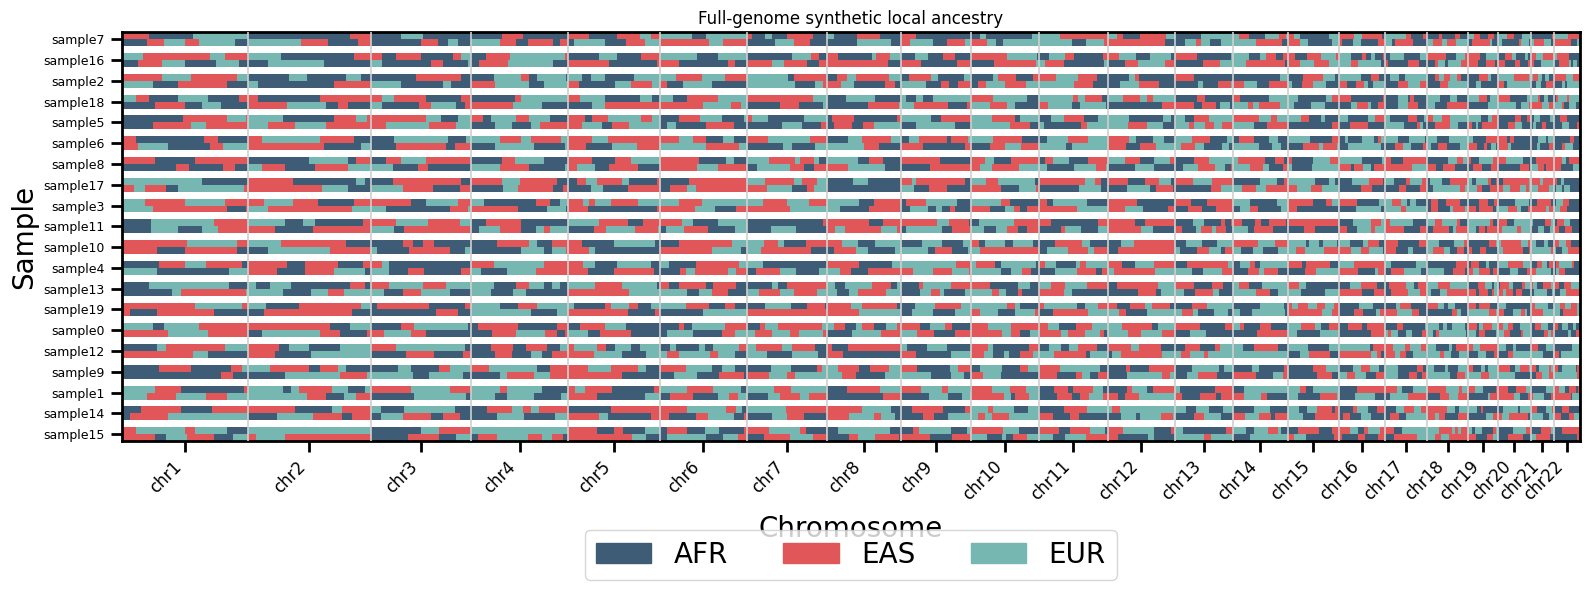
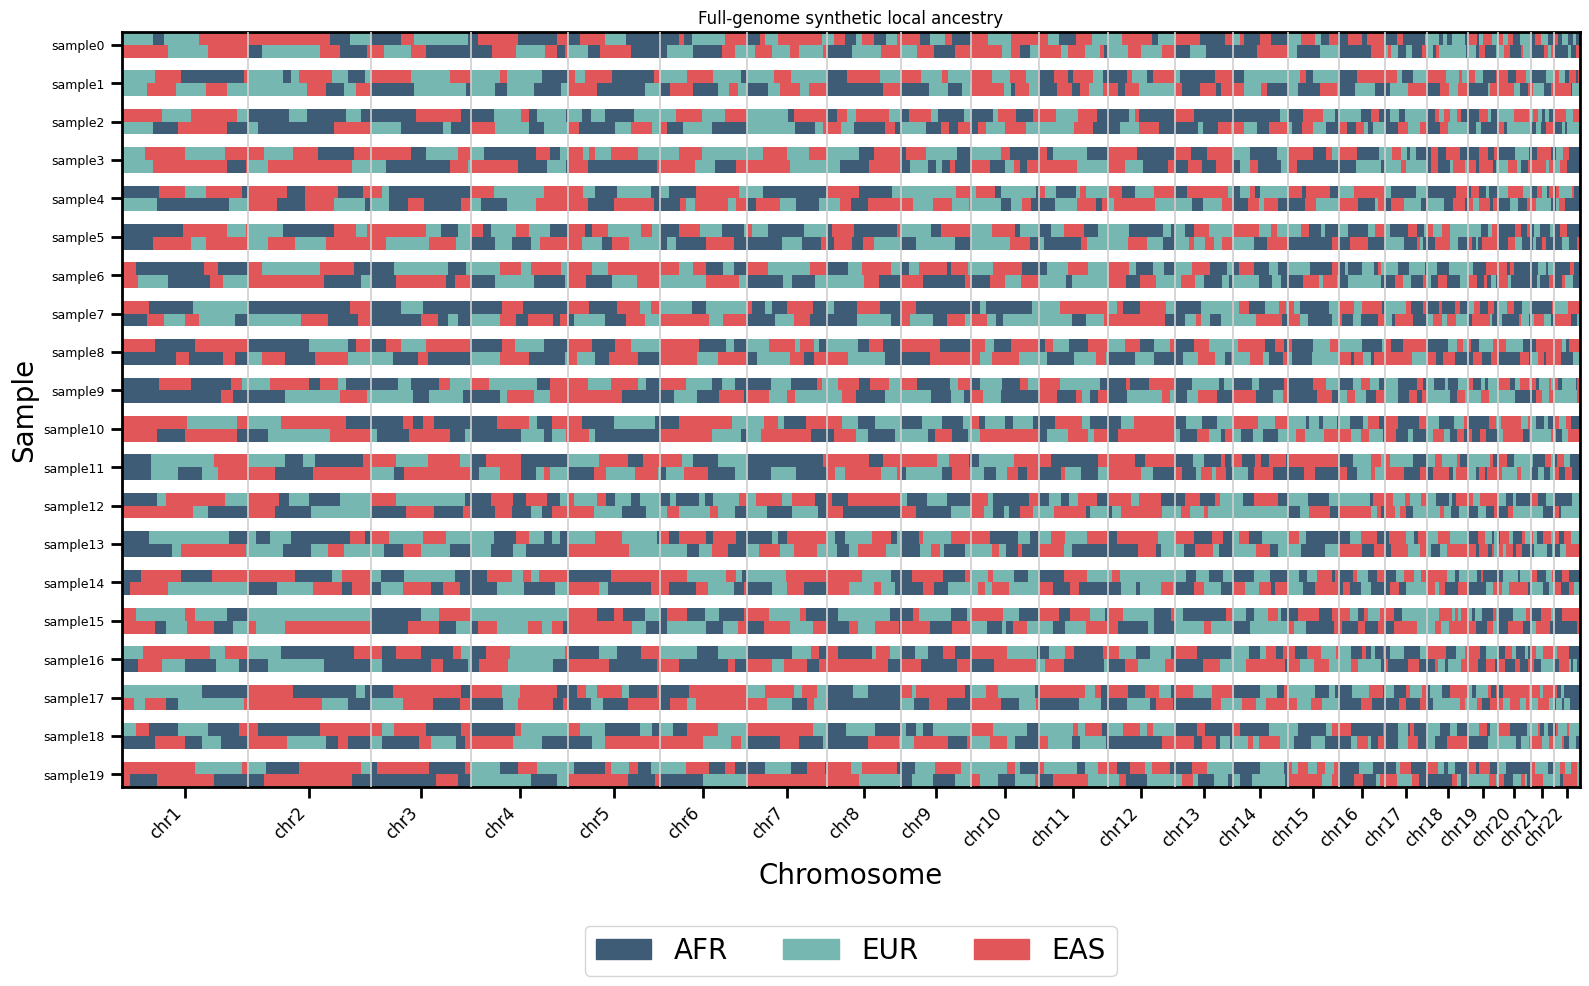
The change to this notebook cell's code, shown as a diff; its figure went from the first image to the second:
--- before
+++ after
@@ -4,6 +4,6 @@
     laiobj,
     colors=colors,
-    sort=True,
-    figsize=(16, 6),
+    sort=False,
+    figsize=(16, 10),
     legend=True,
     title="Full-genome synthetic local ancestry",

Commit: allow lai legend configurable